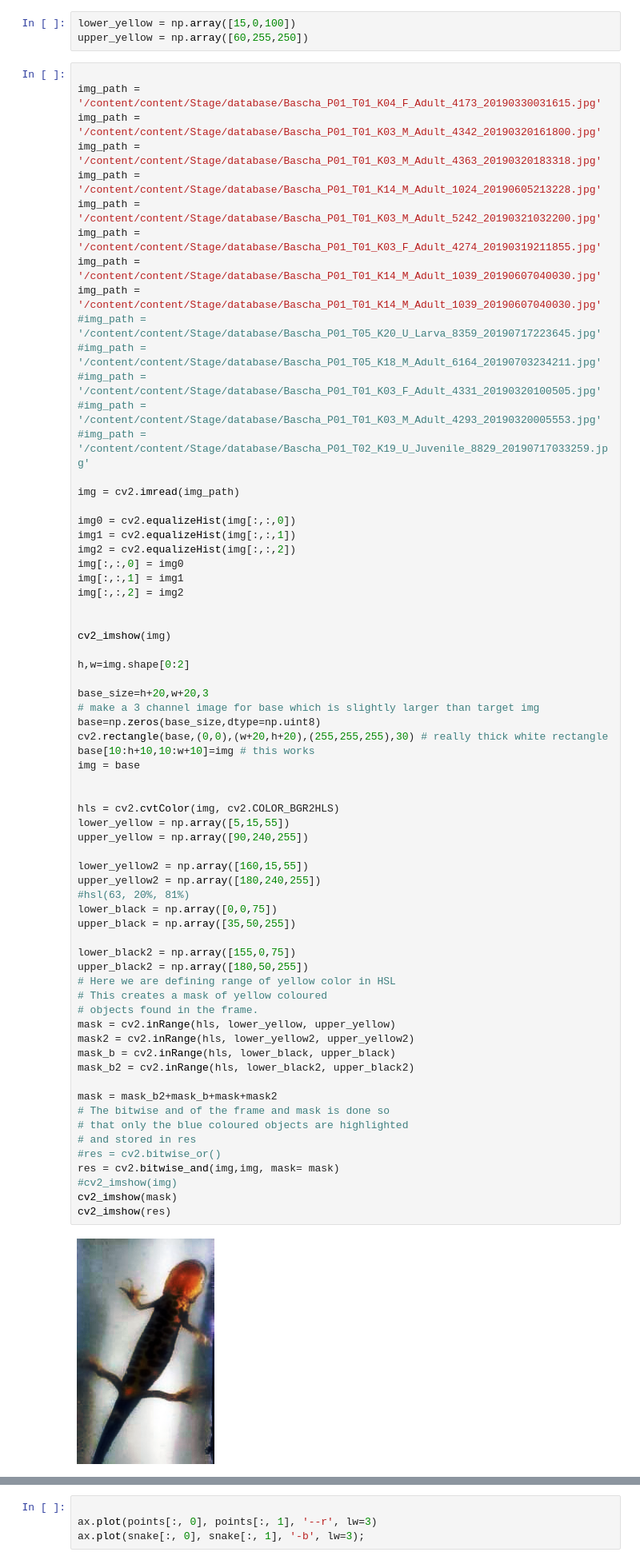
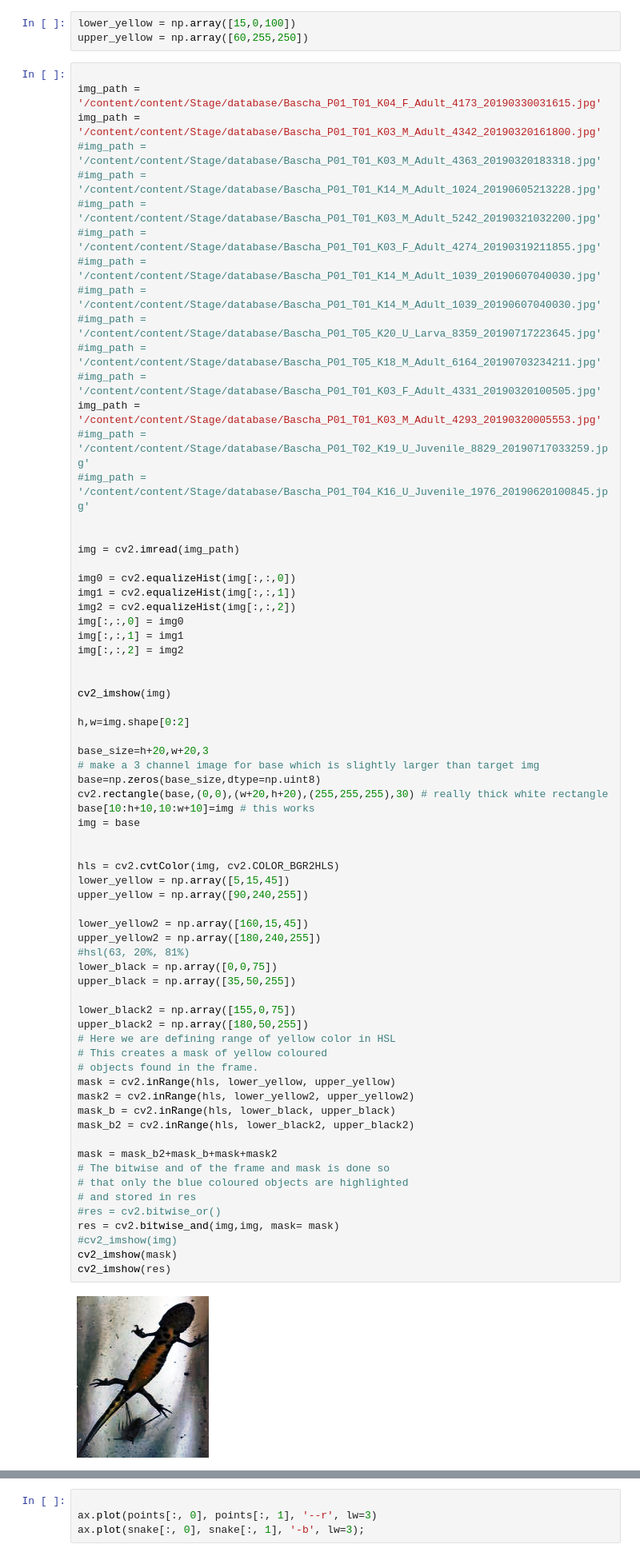
Before and after one commit to GuillaumeMagnette/Stage_Tritons, a Jupyter notebook: Image_processing2.ipynb, the cells around one changed output, grey strips where cells are left out. Shown at 80% size. Cells and saved outputs as stored; diff of their text form.

```diff
--- a/Image_processing2.ipynb
+++ b/Image_processing2.ipynb
@@ -269,17 +282,19 @@ upper_yellow = np.array([60,255,250])
 
 img_path = '/content/content/Stage/database/Bascha_P01_T01_K04_F_Adult_4173_20190330031615.jpg'
 img_path = '/content/content/Stage/database/Bascha_P01_T01_K03_M_Adult_4342_20190320161800.jpg'
-img_path = '/content/content/Stage/database/Bascha_P01_T01_K03_M_Adult_4363_20190320183318.jpg'
-img_path = '/content/content/Stage/database/Bascha_P01_T01_K14_M_Adult_1024_20190605213228.jpg'
-img_path = '/content/content/Stage/database/Bascha_P01_T01_K03_M_Adult_5242_20190321032200.jpg'
-img_path = '/content/content/Stage/database/Bascha_P01_T01_K03_F_Adult_4274_20190319211855.jpg'
-img_path = '/content/content/Stage/database/Bascha_P01_T01_K14_M_Adult_1039_20190607040030.jpg'
-img_path = '/content/content/Stage/database/Bascha_P01_T01_K14_M_Adult_1039_20190607040030.jpg'
+#img_path = '/content/content/Stage/database/Bascha_P01_T01_K03_M_Adult_4363_20190320183318.jpg'
+#img_path = '/content/content/Stage/database/Bascha_P01_T01_K14_M_Adult_1024_20190605213228.jpg'
+#img_path = '/content/content/Stage/database/Bascha_P01_T01_K03_M_Adult_5242_20190321032200.jpg'
+#img_path = '/content/content/Stage/database/Bascha_P01_T01_K03_F_Adult_4274_20190319211855.jpg'
+#img_path = '/content/content/Stage/database/Bascha_P01_T01_K14_M_Adult_1039_20190607040030.jpg'
+#img_path = '/content/content/Stage/database/Bascha_P01_T01_K14_M_Adult_1039_20190607040030.jpg'
 #img_path = '/content/content/Stage/database/Bascha_P01_T05_K20_U_Larva_8359_20190717223645.jpg'
 #img_path = '/content/content/Stage/database/Bascha_P01_T05_K18_M_Adult_6164_20190703234211.jpg'
 #img_path = '/content/content/Stage/database/Bascha_P01_T01_K03_F_Adult_4331_20190320100505.jpg'
-#img_path = '/content/content/Stage/database/Bascha_P01_T01_K03_M_Adult_4293_20190320005553.jpg'
+img_path = '/content/content/Stage/database/Bascha_P01_T01_K03_M_Adult_4293_20190320005553.jpg'
 #img_path = '/content/content/Stage/database/Bascha_P01_T02_K19_U_Juvenile_8829_20190717033259.jpg'
+#img_path = '/content/content/Stage/database/Bascha_P01_T04_K16_U_Juvenile_1976_20190620100845.jpg'
+
 
 img = cv2.imread(img_path)
 
@@ -304,33 +319,33 @@ img = base
 
 
 hls = cv2.cvtColor(img, cv2.COLOR_BGR2HLS)
-lower_yellow = np.array([5,15,55])
+lower_yellow = np.array([5,15,45])
 upper_yellow = np.array([90,240,255])
 
-lower_yellow2 = np.array([160,15,55])
+lower_yellow2 = np.array([160,15,45])
 upper_yellow2 = np.array([180,240,255])
 #hsl(63, 20%, 81%)
 lower_black = np.array([0,0,75])
 upper_black = np.array([35,50,255])
 
 lower_black2 = np.array([155,0,75])
 upper_black2 = np.array([180,50,255])
 # Here we are defining range of yellow color in HSL
 # This creates a mask of yellow coloured
 # objects found in the frame.
 mask = cv2.inRange(hls, lower_yellow, upper_yellow)
 mask2 = cv2.inRange(hls, lower_yellow2, upper_yellow2)
 mask_b = cv2.inRange(hls, lower_black, upper_black)
 mask_b2 = cv2.inRange(hls, lower_black2, upper_black2)
 
 mask = mask_b2+mask_b+mask+mask2
 # The bitwise and of the frame and mask is done so
 # that only the blue coloured objects are highlighted
 # and stored in res
 #res = cv2.bitwise_or()
 res = cv2.bitwise_and(img,img, mask= mask)
 #cv2_imshow(img)
 cv2_imshow(mask)
 cv2_imshow(res)
 # %% [output]
-[figure, old version]
+[figure, new version]
```
Also changed, not shown: parts of 16 cells of this notebook.
